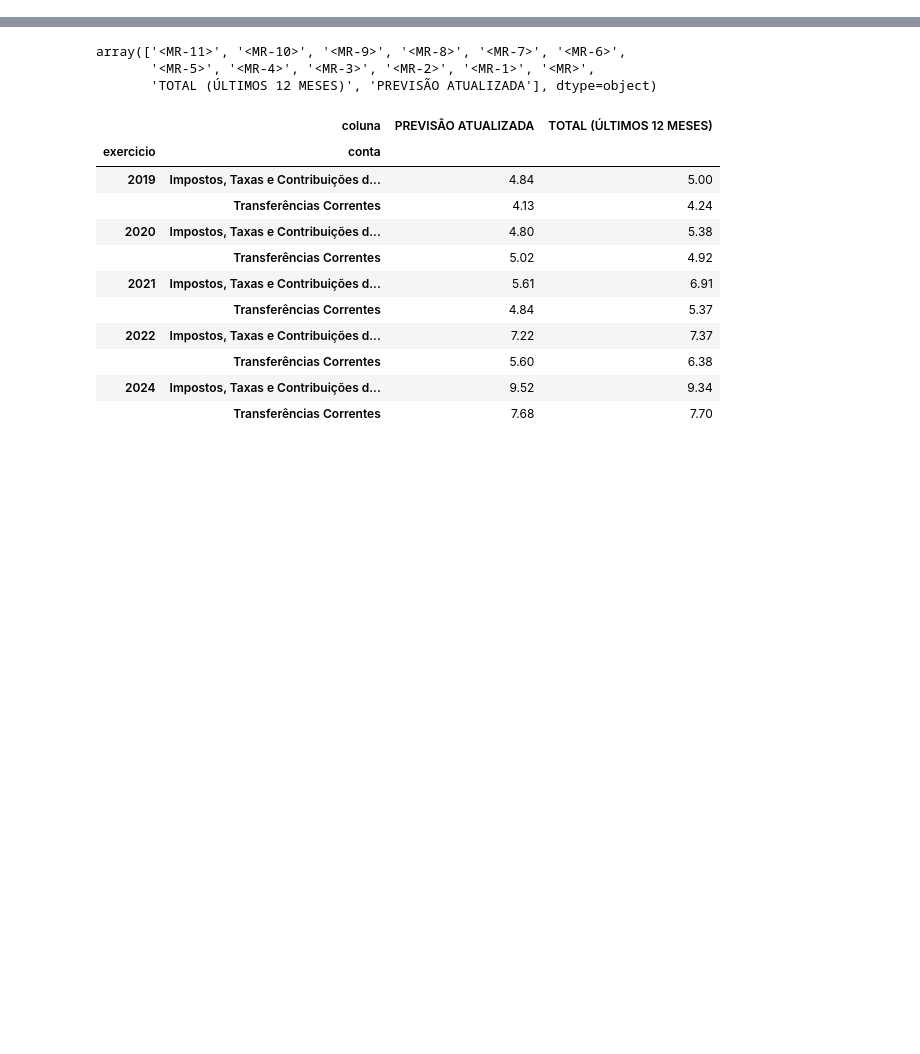
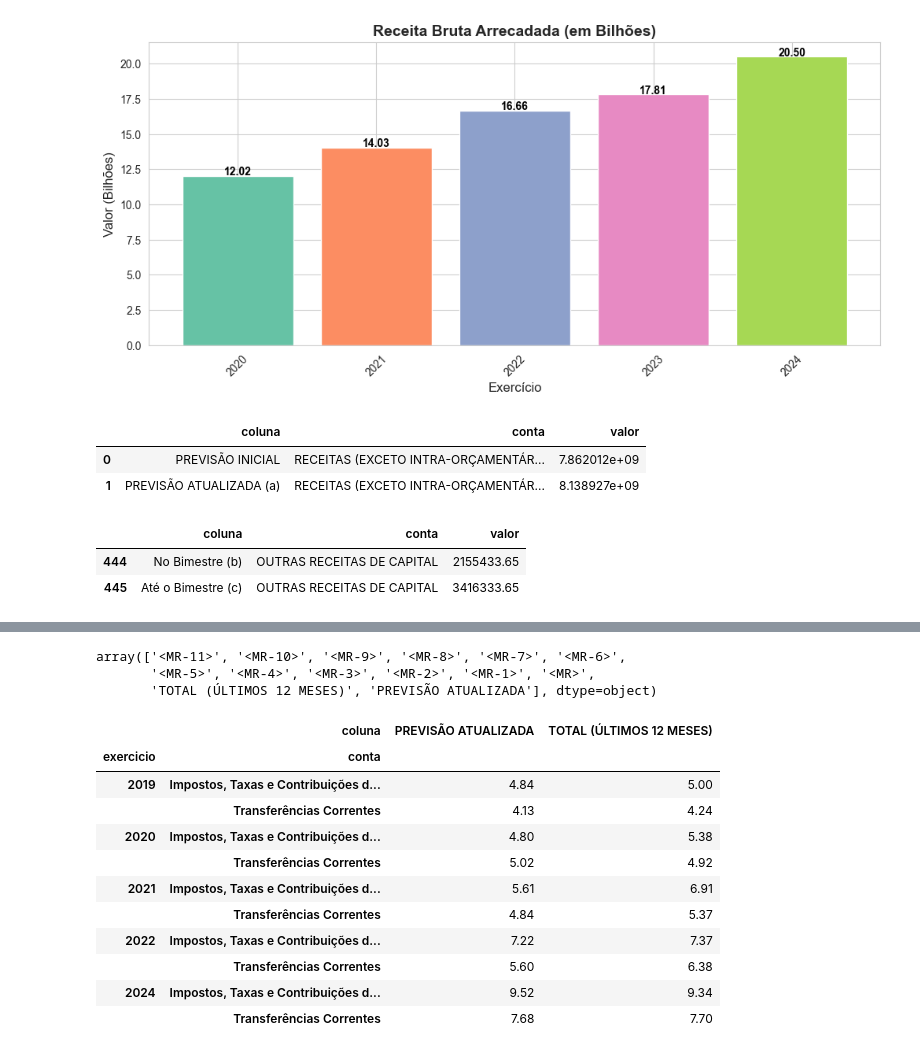
Before and after one commit to PedroJRod/api_siconfi, a Jupyter notebook: report.ipynb, the cells around one changed output, grey strips where cells are left out. Drawn from its saved outputs; the diff is of its cells as text; code cells hidden in the pictures; blank space fills up the shorter version.

```diff
--- a/report.ipynb
+++ b/report.ipynb
@@ -9,5 +9,5 @@ def RREO(an_exercicio, nr_periodo, co_tipo_demonstrativo, no_anexo, id_ente):
     if(response.status_code != 200):
             return({result:'Falhou'})
     dados = response.json()
-    return dados
+    return pd.DataFrame(dados['items'])
 # %%
@@ -27,0 +93,41 @@ for i in an_exercicio:
+# %%
+import matplotlib.pyplot as plt
+import seaborn as sns
+
+# Configuração do estilo do gráfico
+sns.set_style("whitegrid")  # Fundo mais limpo
+plt.figure(figsize=(12, 5))  # Ajustando o tamanho
+
+# Criando o gráfico de barras
+cores = sns.color_palette("Set2", len(soma_por_exercicio))  # Paleta de cores
+plt.bar(soma_por_exercicio['exercicio'], soma_por_exercicio['valor_bilhoes'], color=cores)
+
+# Adicionando rótulos e título
+plt.xlabel("Exercício", fontsize=12)
+plt.ylabel("Valor (Bilhões)", fontsize=12)
+plt.title("Receita Bruta Arrecadada (em Bilhões)", fontsize=14, fontweight="bold")
+
+# Ajustando os rótulos do eixo X
+plt.xticks(soma_por_exercicio['exercicio'], rotation=45)
+
+# Adicionando rótulos nas barras
+for i, valor in enumerate(soma_por_exercicio['valor_bilhoes']):
+    plt.text(soma_por_exercicio['exercicio'][i], valor + 0.05, f"{valor:.2f}",
+             ha='center', fontsize=10, fontweight='bold', color='black')
+
+# Exibindo o gráfico
+plt.show()
+# %% [output]
+[figure, added]
+# %%
+rreo_df.query("valor > 1000000000")[['coluna','conta','valor']].head(2)
+# %% [output]
+|  | coluna | conta | valor |
+| 0 | PREVISÃO INICIAL | RECEITAS (EXCETO INTRA-ORÇAMENTÁR... | 7.862012e+09 |
+| 1 | PREVISÃO ATUALIZADA (a) | RECEITAS (EXCETO INTRA-ORÇAMENTÁR... | 8.138927e+09 |
+# %%
+rreo_df.query("conta == 'OUTRAS RECEITAS DE CAPITAL'")[['coluna','conta','valor']].head(2)
+# %% [output]
+|  | coluna | conta | valor |
+| 444 | No Bimestre (b) | OUTRAS RECEITAS DE CAPITAL | 2155433.65 |
+| 445 | Até o Bimestre (c) | OUTRAS RECEITAS DE CAPITAL | 3416333.65 |
```
Also changed, not shown: parts of 9 cells of this notebook, 3 other files.
